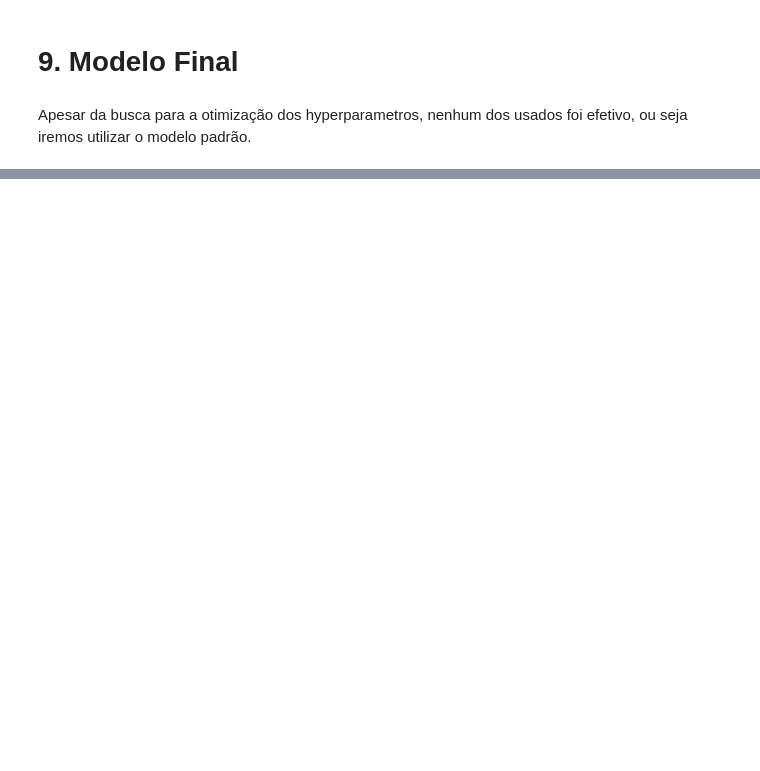
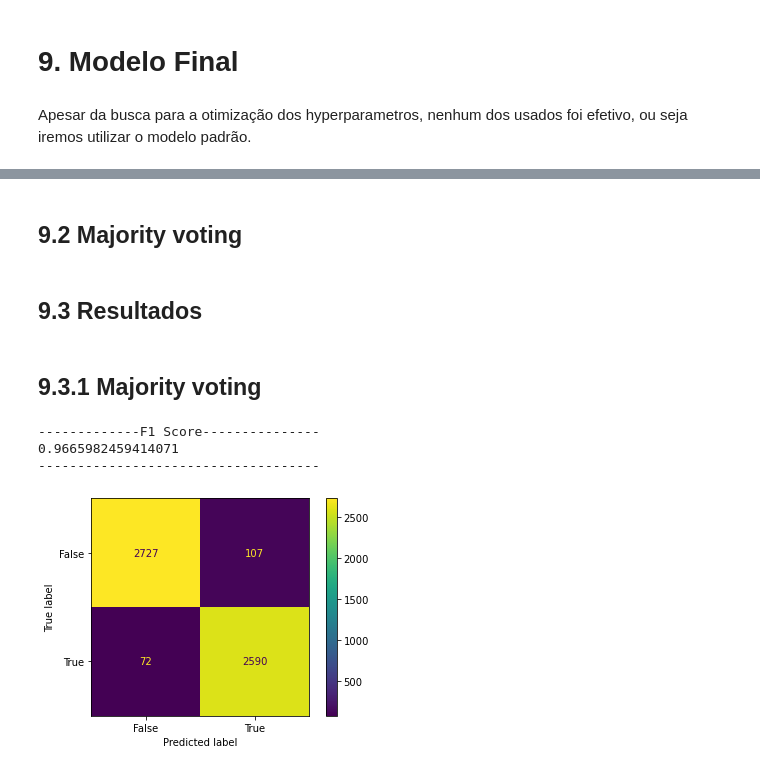
Before and after one commit to LucasPieroo/Pos-IFSP, a Jupyter notebook: proj_inter_2s_2022/codes/Interdisciplinar.ipynb, the cells around one changed output, grey strips where cells are left out. Saved outputs shown, nothing was run; the diff lists cells and outputs as text; code cells hidden in the pictures; blank space fills up the shorter version.

```diff
--- a/proj_inter_2s_2022/codes/Interdisciplinar.ipynb
+++ b/proj_inter_2s_2022/codes/Interdisciplinar.ipynb
@@ -673,0 +746,5 @@ base_train_target = base_train['Blue Team Victory'].copy()
+# %%
+X_train = preprocessed_pipeline_nova.fit_transform(base_train[relevantes_10+categorical_2])
+y_train =  base_train['Blue Team Victory'].copy()
+X_test = preprocessed_pipeline_nova.transform(base_test[relevantes_10+categorical_2])
+y_test =  base_test['Blue Team Victory'].copy()
@@ -673,0 +761,50 @@ base_train_target = base_train['Blue Team Victory'].copy()
+# %%
+modelo_2 = SVC(C= 2, decision_function_shape = 'ovo', degree = 1,probability=True)
+modelo_2.fit(X_train,y_train)
+preds_2 = modelo_2.predict_proba(X_test)
+new_preds = []
+for i in range(len(preds_2)):
+    new_preds.append(list(list(preds_2)[i])[1])
+predict_mine_2 = [1 if num > 0.44 else 0 for num in new_preds]
+# %%
+modelo_3 = GradientBoostingClassifier(criterion= 'friedman_mse', learning_rate =  0.5, loss= 'exponential', max_depth= 3, n_estimators = 300)
+modelo_3.fit(X_train,y_train)
+preds_3 = modelo_3.predict_proba(X_test)
+new_preds = []
+for i in range(len(preds_3)):
+    new_preds.append(list(list(preds_3)[i])[1])
+predict_mine_3 = [1 if num > 0.42 else 0 for num in new_preds]
+# %% [markdown]
+## 9.2 Majority voting
+# %%
+resultado_final = [ ]
+for i in range (len(predict_mine_1)):
+    if predict_mine_3[i]+predict_mine_2[i]+predict_mine_1[i]>=2:
+        resultado_final.append(1)
+    else:
+        resultado_final.append(0)
+# %% [markdown]
+## 9.3 Resultados
+# %% [markdown]
+## 9.3.1 Majority voting
+# %%
+import matplotlib.pyplot as plt
+import numpy
+from sklearn import metrics
+
+actual = y_test
+predicted = resultado_final
+print("-------------F1 Score---------------")
+print(f1_score(y_test, predicted, zero_division=1))
+print("------------------------------------")
+confusion_matrix = metrics.confusion_matrix(actual, predicted)
+
+cm_display = metrics.ConfusionMatrixDisplay(confusion_matrix = confusion_matrix, display_labels = [False, True])
+
+cm_display.plot()
+plt.show()
+# %% [output]
+-------------F1 Score---------------
+0.9665982459414071
+------------------------------------
+[figure, added]
```
Also changed, not shown: parts of 118 cells of this notebook.
